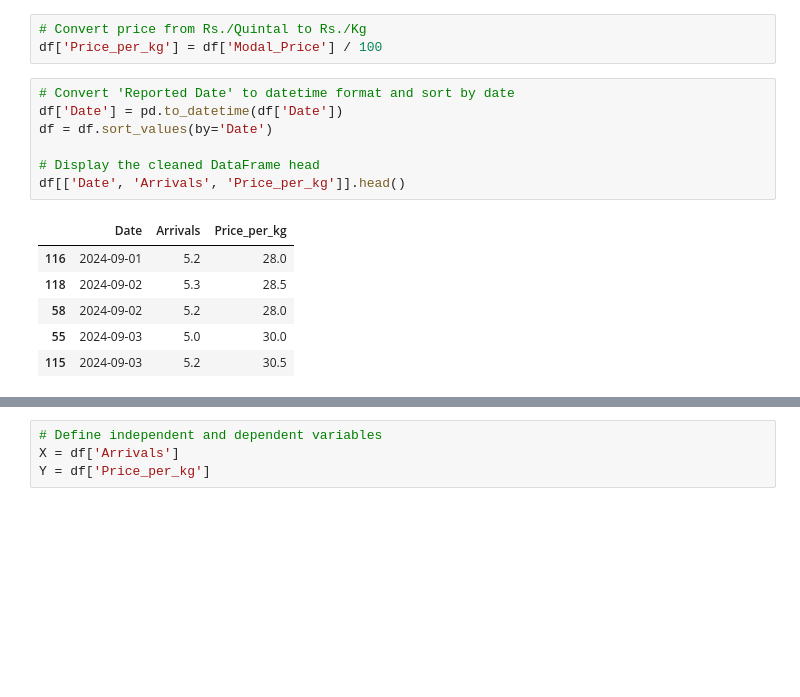
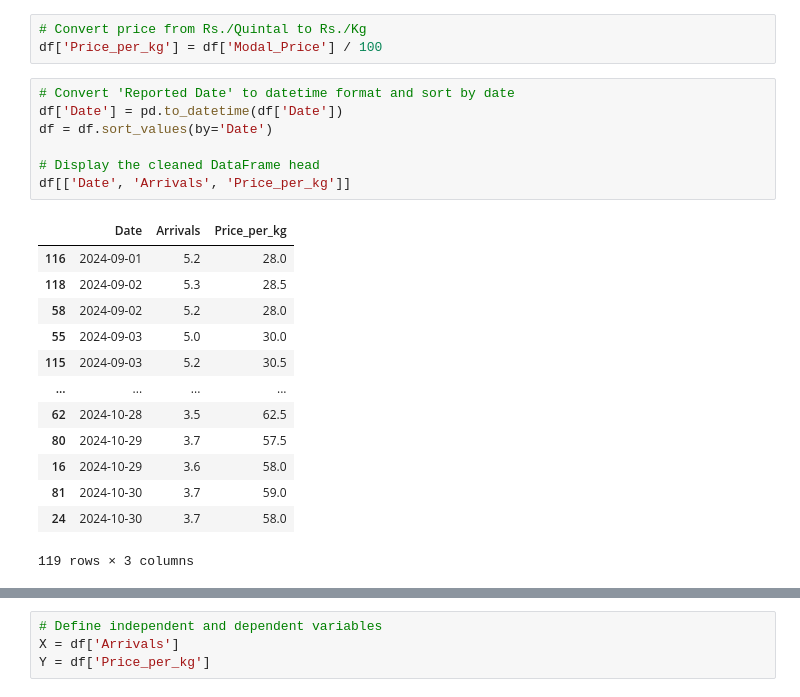
Before and after one commit to sensoubhik11/eco-assignment, a Jupyter notebook: demand-curve.ipynb, the cells around one changed output, grey strips where cells are left out. Cells and saved outputs as stored; diff of their text form; blank space fills up the shorter version.

```diff
--- a/demand-curve.ipynb
+++ b/demand-curve.ipynb
@@ -15,17 +15,24 @@ df['Price_per_kg'] = df['Modal_Price'] / 100
 # %%
 # Convert 'Reported Date' to datetime format and sort by date
 df['Date'] = pd.to_datetime(df['Date'])
 df = df.sort_values(by='Date')
 
 # Display the cleaned DataFrame head
-df[['Date', 'Arrivals', 'Price_per_kg']].head()
+df[['Date', 'Arrivals', 'Price_per_kg']]
 # %% [output]
 |  | Date | Arrivals | Price_per_kg |
 | 116 | 2024-09-01 | 5.2 | 28.0 |
 | 118 | 2024-09-02 | 5.3 | 28.5 |
 | 58 | 2024-09-02 | 5.2 | 28.0 |
 | 55 | 2024-09-03 | 5.0 | 30.0 |
 | 115 | 2024-09-03 | 5.2 | 30.5 |
+| ... | ... | ... | ... |
+| 62 | 2024-10-28 | 3.5 | 62.5 |
+| 80 | 2024-10-29 | 3.7 | 57.5 |
+| 16 | 2024-10-29 | 3.6 | 58.0 |
+| 81 | 2024-10-30 | 3.7 | 59.0 |
+| 24 | 2024-10-30 | 3.7 | 58.0 |
+119 rows × 3 columns
 # %%
 plt.scatter(df['Arrivals'], df['Price_per_kg'], color='blue')
 plt.xlabel('Quantity (Tonnes)')
```
Also changed, not shown: parts of 1 cell of this notebook, 3 other files.
